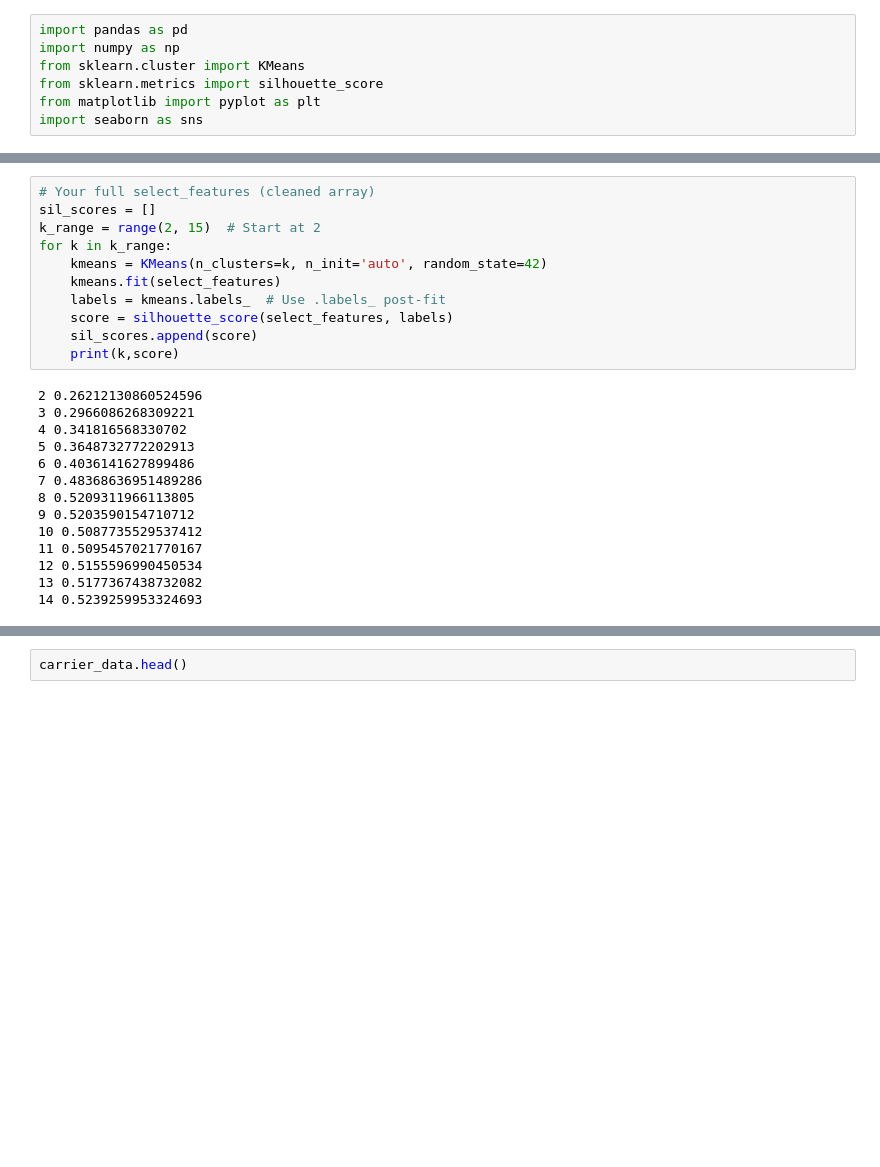
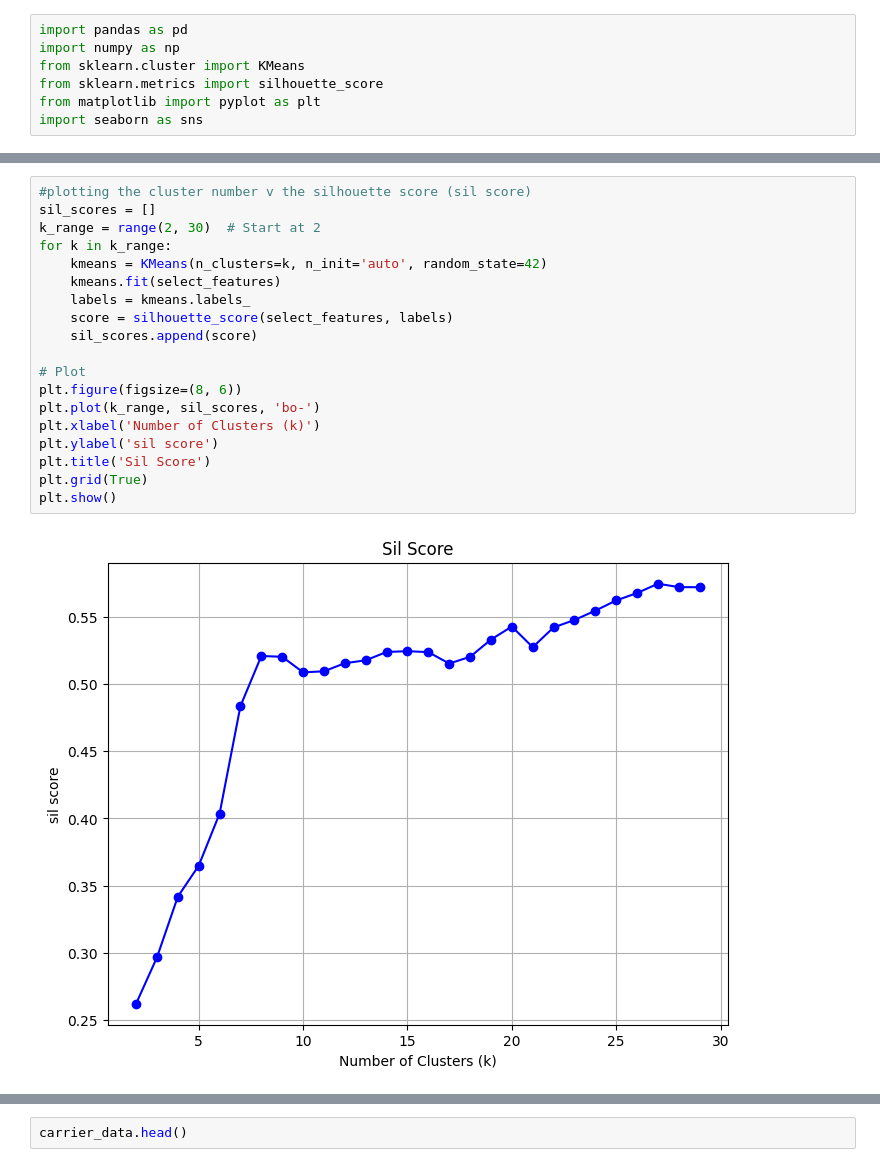
Before and after one commit to rick-a-commits/logistics-cost-and-carrier-segmentation, a Jupyter notebook: carrier_segmentation.ipynb, the cells around one changed output, grey strips where cells are left out. Drawn from its saved outputs; the diff is of its cells as text; blank space fills up the shorter version.

```diff
--- a/carrier_segmentation.ipynb
+++ b/carrier_segmentation.ipynb
@@ -109,25 +129,21 @@ plt.show()
 # %%
-# Your full select_features (cleaned array)
+#plotting the cluster number v the silhouette score (sil score)
 sil_scores = []
-k_range = range(2, 15)  # Start at 2
+k_range = range(2, 30)  # Start at 2
 for k in k_range:
     kmeans = KMeans(n_clusters=k, n_init='auto', random_state=42)
     kmeans.fit(select_features)
-    labels = kmeans.labels_  # Use .labels_ post-fit
+    labels = kmeans.labels_
     score = silhouette_score(select_features, labels)
     sil_scores.append(score)
-    print(k,score)
+
+# Plot
+plt.figure(figsize=(8, 6))
+plt.plot(k_range, sil_scores, 'bo-')
+plt.xlabel('Number of Clusters (k)')
+plt.ylabel('sil score')
+plt.title('Sil Score')
+plt.grid(True)
+plt.show()
 # %% [output]
-2 0.26212130860524596
-3 0.2966086268309221
-4 0.341816568330702
-5 0.3648732772202913
-6 0.4036141627899486
-7 0.48368636951489286
-8 0.5209311966113805
-9 0.5203590154710712
-10 0.5087735529537412
-11 0.5095457021770167
-12 0.5155596990450534
-13 0.5177367438732082
-14 0.5239259953324693
+[figure, added]
```
Also changed, not shown: parts of 30 cells of this notebook, 1 other file.
